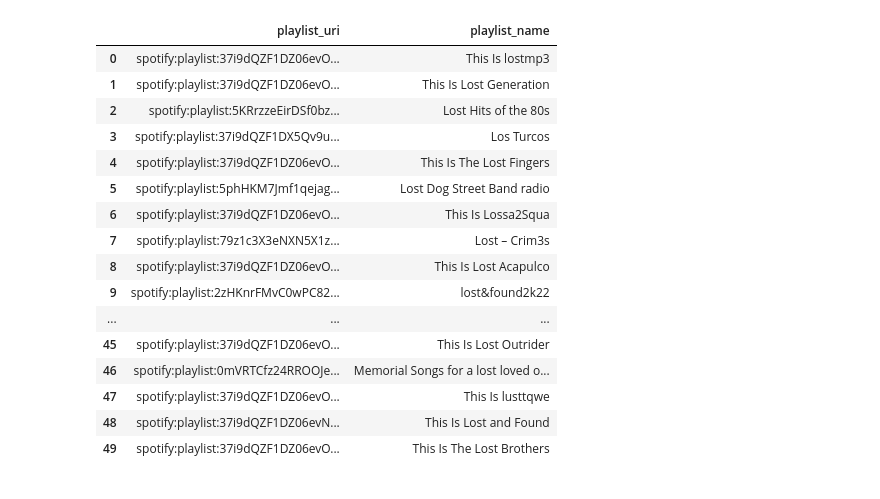
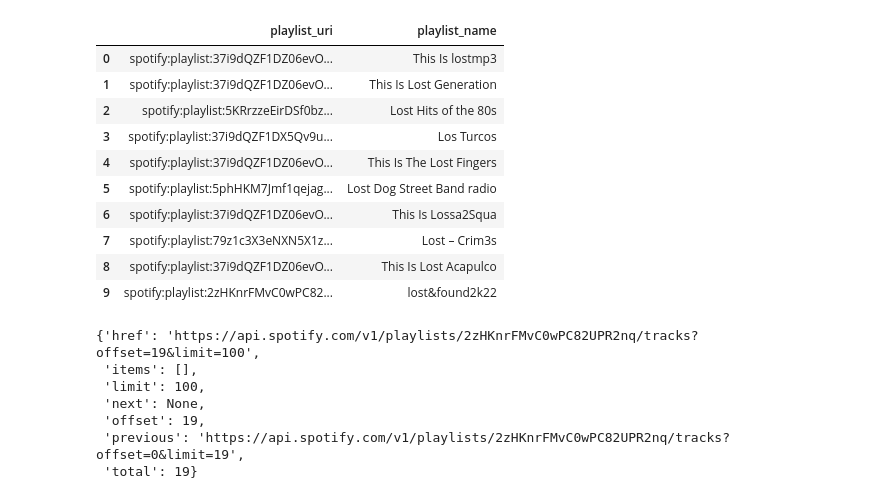
Before and after one commit to datascienceclubUVU/UVU-2022-2023, a Jupyter notebook: Pipelines/Production/PyarrowPipeline.ipynb, the cells around one changed output. Drawn from its saved outputs; the diff is of its cells as text; code cells hidden in the pictures.

```diff
--- a/Pipelines/Production/PyarrowPipeline.ipynb
+++ b/Pipelines/Production/PyarrowPipeline.ipynb
@@ -49,32 +49,39 @@ def get_playlist_tracks(playlist_uri):
 # %%
 # load training data
 
 with pd.option_context("mode.dtype_backend", "pyarrow"):
     new_batch = pd.read_csv('C:\\Users\\Chase\\OneDrive\\Documents\\temp\\UVU-2022-2023\\distinct_playlists_new.csv', engine='pyarrow')[['playlist_uri', 'playlist_name']]
     new_batch['playlist_uri'] = new_batch['playlist_uri'].str.strip()
 
     db_query = pd.read_sql('SELECT DISTINCT playlist_uri FROM playlist_tracks', engine)
 
     outer = new_batch.merge(db_query, how='outer', indicator=True)
     anti_join = outer[(outer._merge=='left_only')].drop('_merge', axis=1)
 
     new_batch = pd.DataFrame(anti_join)
-new_batch.head(50)
+new_batch.head(10)
 # %% [output]
 |  | playlist_uri | playlist_name |
 | 0 | spotify:playlist:37i9dQZF1DZ06evO... | This Is lostmp3 |
 | 1 | spotify:playlist:37i9dQZF1DZ06evO... | This Is Lost Generation |
 | 2 | spotify:playlist:5KRrzzeEirDSf0bz... | Lost Hits of the 80s |
 | 3 | spotify:playlist:37i9dQZF1DX5Qv9u... | Los Turcos |
 | 4 | spotify:playlist:37i9dQZF1DZ06evO... | This Is The Lost Fingers |
 | 5 | spotify:playlist:5phHKM7Jmf1qejag... | Lost Dog Street Band radio |
 | 6 | spotify:playlist:37i9dQZF1DZ06evO... | This Is Lossa2Squa |
 | 7 | spotify:playlist:79z1c3X3eNXN5X1z... | Lost – Crim3s |
 | 8 | spotify:playlist:37i9dQZF1DZ06evO... | This Is Lost Acapulco |
 | 9 | spotify:playlist:2zHKnrFMvC0wPC82... | lost&found2k22 |
-| ... | ... | ... |
-| 45 | spotify:playlist:37i9dQZF1DZ06evO... | This Is Lost Outrider |
-| 46 | spotify:playlist:0mVRTCfz24RROOJe... | Memorial Songs for a lost loved o... |
-| 47 | spotify:playlist:37i9dQZF1DZ06evO... | This Is lusttqwe |
-| 48 | spotify:playlist:37i9dQZF1DZ06evN... | This Is Lost and Found |
-| 49 | spotify:playlist:37i9dQZF1DZ06evO... | This Is The Lost Brothers |
+# %%
+playlist= '2zHKnrFMvC0wPC82UPR2nq'
+r = requests.get(f'https://api.spotify.com/v1/playlists/{playlist}/tracks?offset=100', headers= headers)
+r = r.json()
+r
+# %% [output]
+{'href': 'https://api.spotify.com/v1/playlists/2zHKnrFMvC0wPC82UPR2nq/tracks?offset=19&limit=100',
+ 'items': [],
+ 'limit': 100,
+ 'next': None,
+ 'offset': 19,
+ 'previous': 'https://api.spotify.com/v1/playlists/2zHKnrFMvC0wPC82UPR2nq/tracks?offset=0&limit=19',
+ 'total': 19}
```
Also changed, not shown: parts of 4 cells of this notebook, 1 other file.
